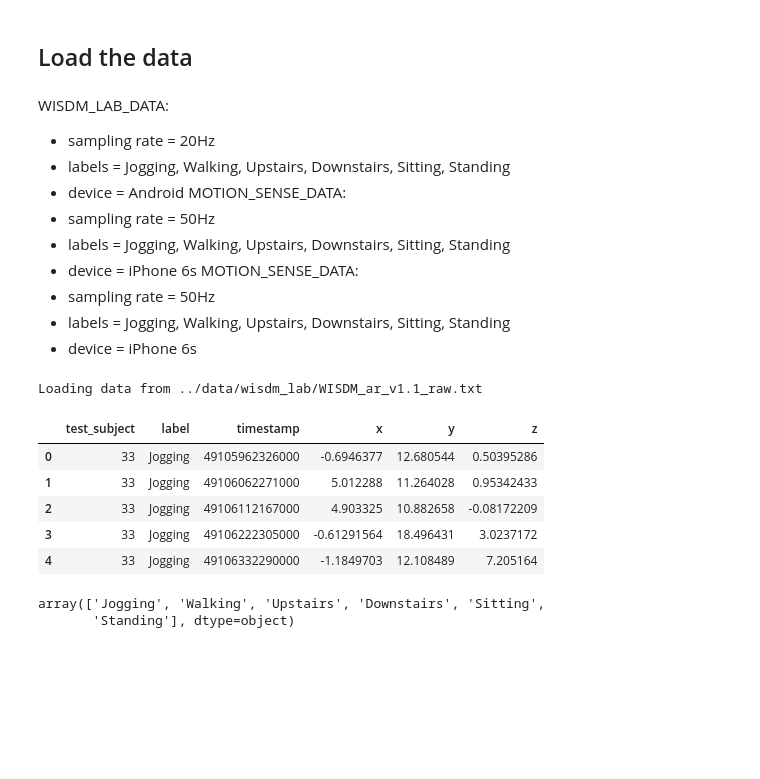
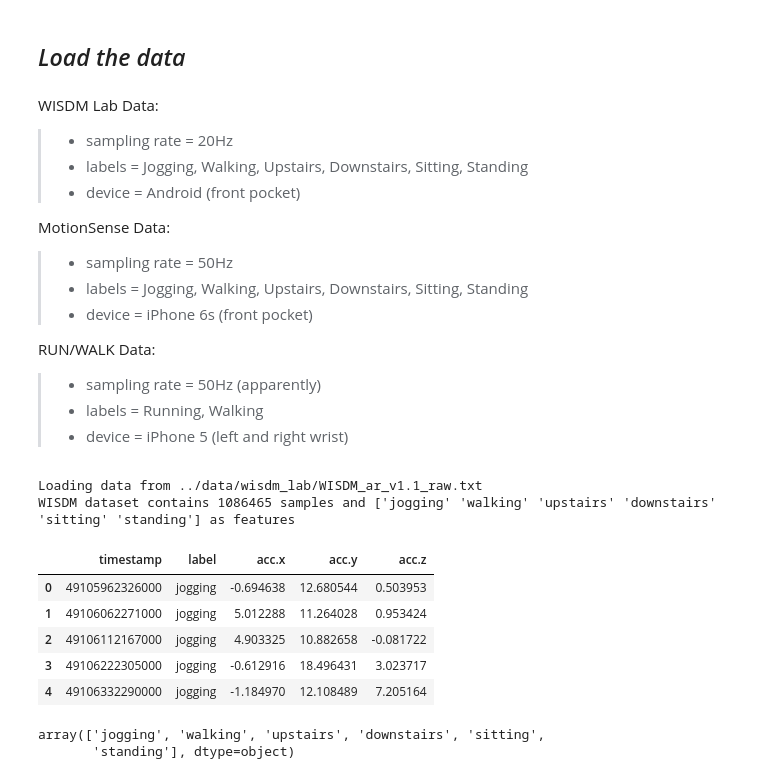
Before and after one commit to mariozusag/ios_human_activity_recognition, a Jupyter notebook: src/iOS-Human-Activity-Recognition.ipynb, the cells around one changed output. Cells and saved outputs as stored; diff of their text form; code cells hidden in the pictures; blank space fills up the shorter version.

Commit message:
Data Loading completed

```diff
--- a/src/iOS-Human-Activity-Recognition.ipynb
+++ b/src/iOS-Human-Activity-Recognition.ipynb
@@ -10,35 +12,38 @@ MOTION_SENSE_DATA = '../data/motion_sense'
 # %% [markdown]
-## Load the data
+## _Load the data_
 # %% [markdown]
-WISDM\_LAB\_DATA:
-- sampling rate = 20Hz
-- labels = Jogging, Walking, Upstairs, Downstairs, Sitting, Standing
-- device = Android
-MOTION\_SENSE\_DATA:
-- sampling rate = 50Hz
-- labels = Jogging, Walking, Upstairs, Downstairs, Sitting, Standing
-- device = iPhone 6s
-MOTION\_SENSE\_DATA:
-- sampling rate = 50Hz
-- labels = Jogging, Walking, Upstairs, Downstairs, Sitting, Standing
-- device = iPhone 6s
+WISDM Lab Data:
+> - sampling rate = 20Hz
+> - labels = Jogging, Walking, Upstairs, Downstairs, Sitting, Standing
+> - device = Android (front pocket)
+
+MotionSense Data:
+> - sampling rate = 50Hz
+> - labels = Jogging, Walking, Upstairs, Downstairs, Sitting, Standing
+> - device = iPhone 6s (front pocket)
+
+RUN/WALK Data:
+> - sampling rate = 50Hz (apparently)
+> - labels = Running, Walking
+> - device = iPhone 5 (left and right wrist)
 # %%
 data_loader = DataLoader()
 # %%
-data_frame = data_loader.load_data_as_df(WISDM_LAB_DATA)
+wisdm_df = data_loader.load_wisdm_data_as_df(WISDM_LAB_DATA)
 # %% [output]
 Loading data from ../data/wisdm_lab/WISDM_ar_v1.1_raw.txt
+WISDM dataset contains 1086465 samples and ['jogging' 'walking' 'upstairs' 'downstairs' 'sitting' 'standing'] as features
 # %%
-data_frame.head()
+wisdm_df.head()
 # %% [output]
-|  | test_subject | label | timestamp | x | y | z |
-| 0 | 33 | Jogging | 49105962326000 | -0.6946377 | 12.680544 | 0.50395286 |
-| 1 | 33 | Jogging | 49106062271000 | 5.012288 | 11.264028 | 0.95342433 |
-| 2 | 33 | Jogging | 49106112167000 | 4.903325 | 10.882658 | -0.08172209 |
-| 3 | 33 | Jogging | 49106222305000 | -0.61291564 | 18.496431 | 3.0237172 |
-| 4 | 33 | Jogging | 49106332290000 | -1.1849703 | 12.108489 | 7.205164 |
+|  | timestamp | label | acc.x | acc.y | acc.z |
+| 0 | 49105962326000 | jogging | -0.694638 | 12.680544 | 0.503953 |
+| 1 | 49106062271000 | jogging | 5.012288 | 11.264028 | 0.953424 |
+| 2 | 49106112167000 | jogging | 4.903325 | 10.882658 | -0.081722 |
+| 3 | 49106222305000 | jogging | -0.612916 | 18.496431 | 3.023717 |
+| 4 | 49106332290000 | jogging | -1.184970 | 12.108489 | 7.205164 |
 # %%
-pd.unique(data_frame.label)
+pd.unique(wisdm_df.label)
 # %% [output]
-array(['Jogging', 'Walking', 'Upstairs', 'Downstairs', 'Sitting',
-       'Standing'], dtype=object)
+array(['jogging', 'walking', 'upstairs', 'downstairs', 'sitting',
+       'standing'], dtype=object)
```
Also changed, not shown: parts of 31 cells of this notebook, 2 other files.
